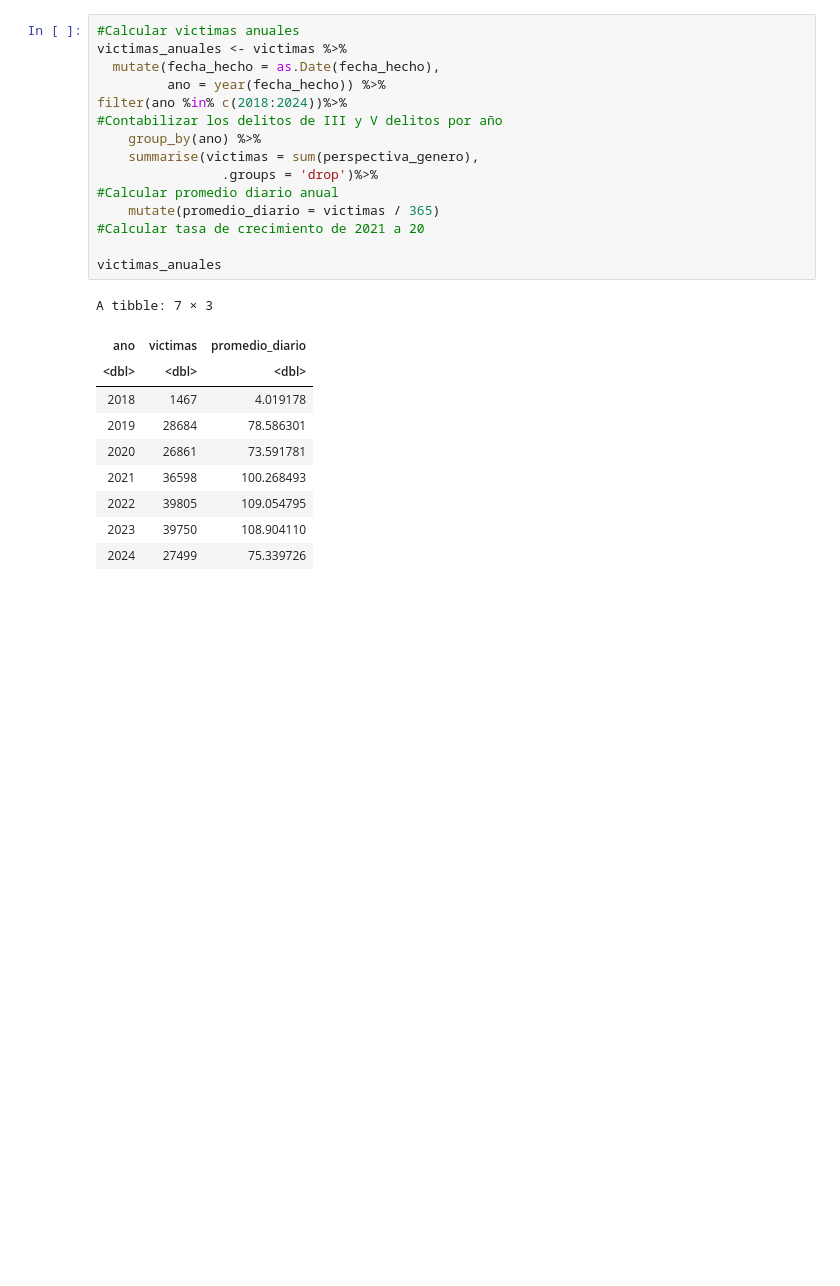
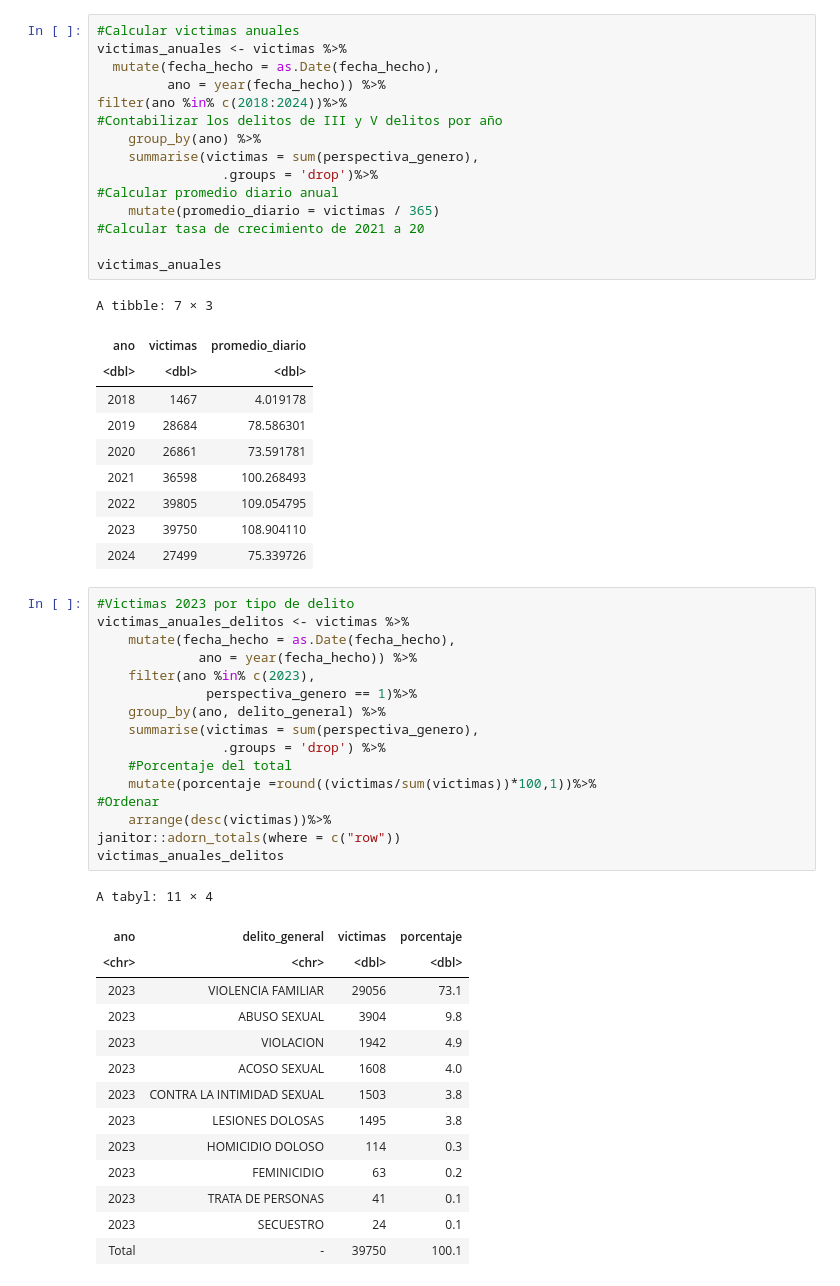
Before and after one commit to cpyp-ipdp/pgd_cdmx, a Jupyter notebook: indicadores/seguridad/indicadores_seguridad.ipynb, the cells around one changed output. Cells and saved outputs as stored; diff of their text form; blank space fills up the shorter version.

Commit message:
cuadro de víctimas por tipo de delito para 2023

```diff
--- a/indicadores/seguridad/indicadores_seguridad.ipynb
+++ b/indicadores/seguridad/indicadores_seguridad.ipynb
@@ -622,3 +622,34 @@ A tibble: 7 × 3
 | 2022 | 39805 | 109.054795 |
 | 2023 | 39750 | 108.904110 |
 | 2024 | 27499 | 75.339726 |
+# %%
+#Victimas 2023 por tipo de delito
+victimas_anuales_delitos <- victimas %>%
+    mutate(fecha_hecho = as.Date(fecha_hecho),
+             ano = year(fecha_hecho)) %>%
+    filter(ano %in% c(2023),
+              perspectiva_genero == 1)%>%
+    group_by(ano, delito_general) %>%
+    summarise(victimas = sum(perspectiva_genero),
+                .groups = 'drop') %>%
+    #Porcentaje del total
+    mutate(porcentaje =round((victimas/sum(victimas))*100,1))%>%
+#Ordenar
+    arrange(desc(victimas))%>%
+janitor::adorn_totals(where = c("row"))
+victimas_anuales_delitos
+# %% [output]
+A tabyl: 11 × 4
+| ano | delito_general | victimas | porcentaje |
+| <chr> | <chr> | <dbl> | <dbl> |
+| 2023 | VIOLENCIA FAMILIAR | 29056 | 73.1 |
+| 2023 | ABUSO SEXUAL | 3904 | 9.8 |
+| 2023 | VIOLACION | 1942 | 4.9 |
+| 2023 | ACOSO SEXUAL | 1608 | 4.0 |
+| 2023 | CONTRA LA INTIMIDAD SEXUAL | 1503 | 3.8 |
+| 2023 | LESIONES DOLOSAS | 1495 | 3.8 |
+| 2023 | HOMICIDIO DOLOSO | 114 | 0.3 |
+| 2023 | FEMINICIDIO | 63 | 0.2 |
+| 2023 | TRATA DE PERSONAS | 41 | 0.1 |
+| 2023 | SECUESTRO | 24 | 0.1 |
+| Total | - | 39750 | 100.1 |
```
